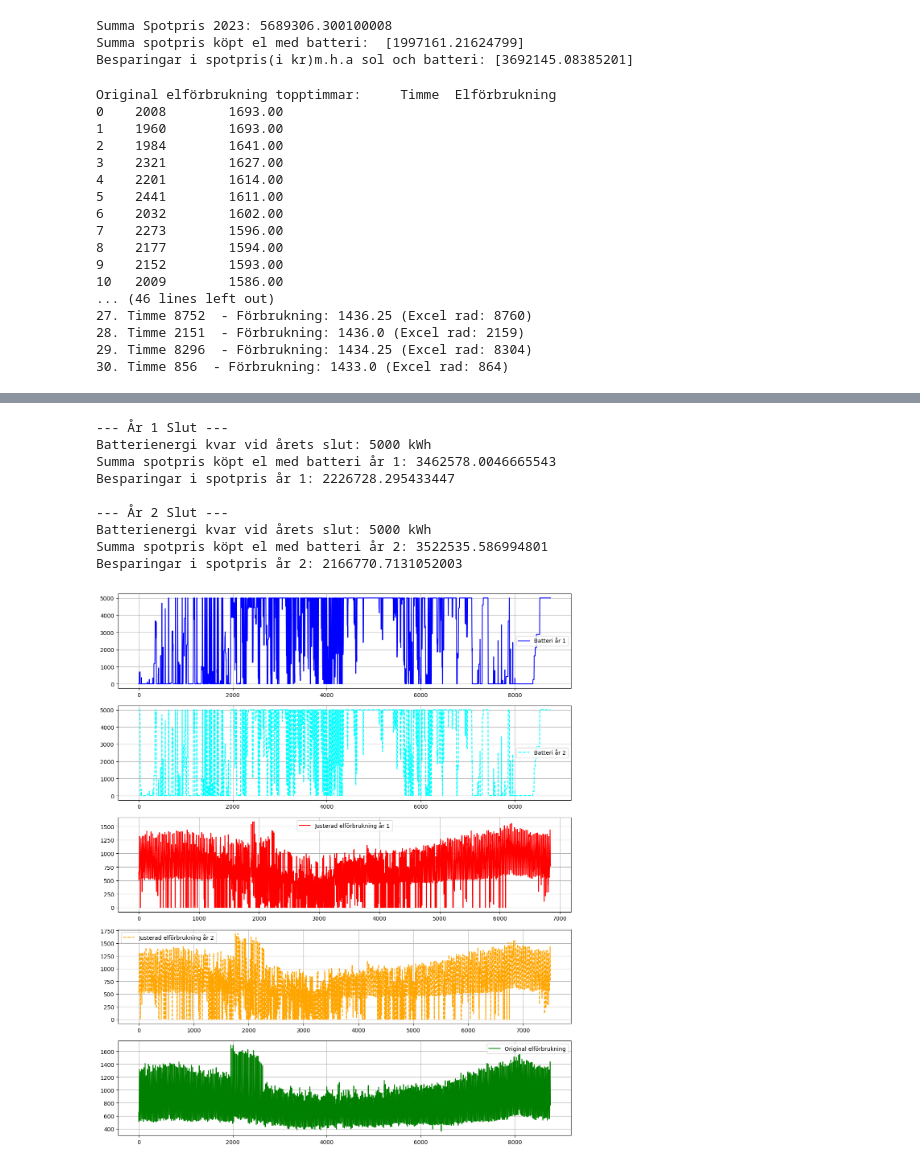
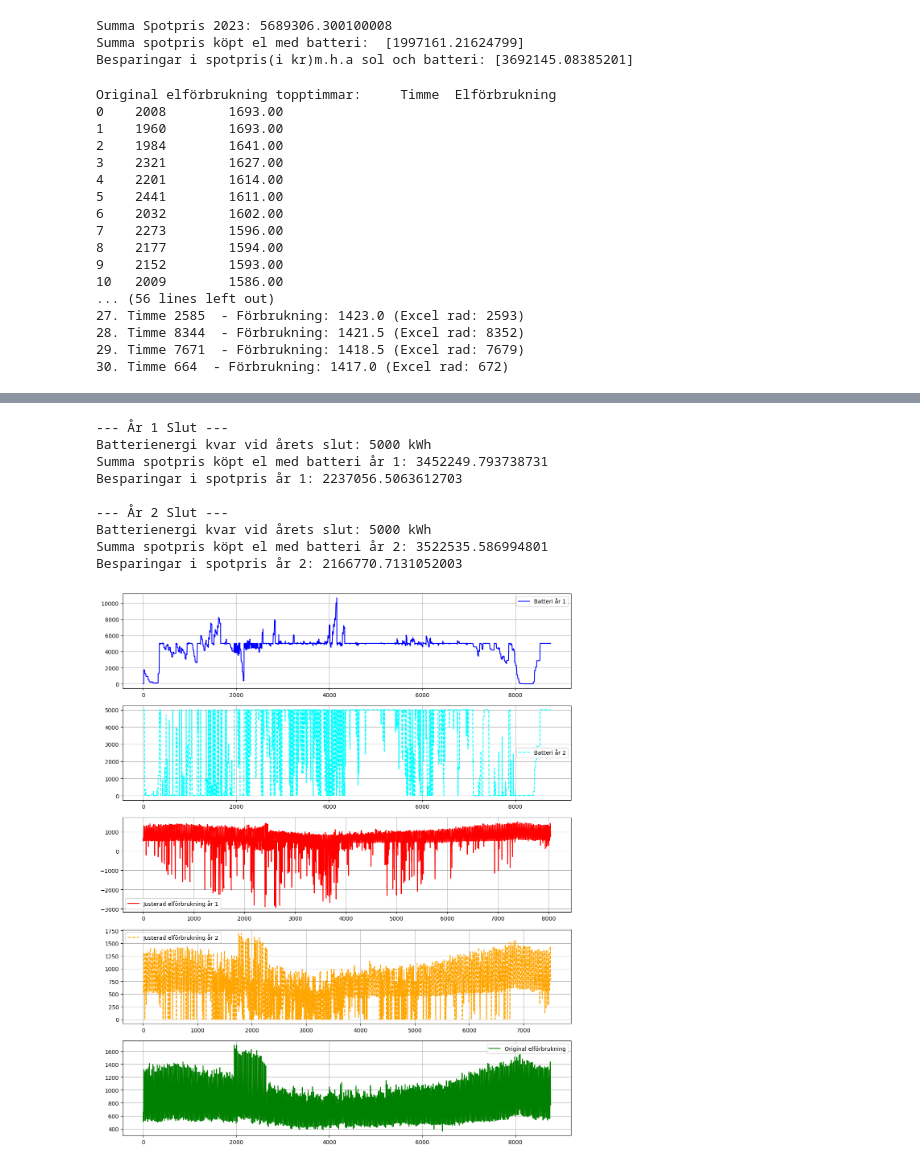
Before and after one commit to Jakobthuresson/Energigemenskaper, a Jupyter notebook: JohanModellTest.ipynb, the cells around one changed output, grey strips where cells are left out. Cells and saved outputs as stored; diff of their text form; code cells hidden in the pictures.

Commit message:
till merge

```diff
--- a/JohanModellTest.ipynb
+++ b/JohanModellTest.ipynb
@@ -140,7 +140,7 @@ batteriMaxKapacitet = 5000  # Max battery capacity in kWh
 maxFrånBatteri = 1500
 
 #Variabler som används i if-satser för kontroll av extremvärden av effekttopparna
-maxförbrukning_för_lagring = 1480
+#maxförbrukning_för_lagring = 1480
 
 hög_efterfrågan_gräns = 1480
 
@@ -172,42 +172,30 @@ for sol, abk, spot in zip(Sol, ABK, Spot):
         faktor = 0.1  # Mjukare kapning vid normal efterfrågan
 
     # Update battery and electricity cost based on conditions
-    if spot <= 35 and sol > 0 and diff >= 0 and abk < maxförbrukning_för_lagring:  # Store solar energy when spot price is low
+    if spot <= 35 and sol > 0 and diff < hög_efterfrågan_gräns:  # Store solar energy when spot price is low
         batteriKapacitet = min(batteriKapacitet + sol, batteriMaxKapacitet)
         KöptElSpotpris += spot * abk
         elförbrukning.append(abk)
         elförbrukning_index.append(timme)  # Spara den ursprungliga timmen
-    elif spot <= 35  and sol > 0 and abk >= maxförbrukning_för_lagring:
+    elif spot <= 35  and sol > 0 and diff >= hög_efterfrågan_gräns:
         energiFrånBatteri = min(batteriKapacitet * faktor, diff * faktor, maxFrånBatteri)
         batteriKapacitet -= energiFrånBatteri
         KöptElSpotpris += (diff - energiFrånBatteri) * spot
         elförbrukning.append(diff - energiFrånBatteri)
         elförbrukning_index.append(timme)  # Spara den ursprungliga timmen
-    elif 35 < spot < 100  and abk >= maxförbrukning_för_lagring:
+    elif 35 < spot < 100  and diff >= hög_efterfrågan_gräns:
         energiFrånBatteri = min(batteriKapacitet * faktor, diff * faktor, maxFrånBatteri)
         batteriKapacitet -= energiFrånBatteri
         KöptElSpotpris += (diff - energiFrånBatteri) * spot
         elförbrukning.append(diff - energiFrånBatteri)
         elförbrukning_index.append(timme)  # Spara den ursprungliga timmen
-    elif spot <= 35  and diff < 0 and abk < maxförbrukning_för_lagring:
+    elif spot <= 35  and diff < 0:
         batteriKapacitet = min(batteriKapacitet + (-diff), batteriMaxKapacitet)
     elif 35 < spot < 100 and sol > 0 and diff > 0:
         KöptElSpotpris += spot * diff
         elförbrukning.append(diff)
         elförbrukning_index.append(timme)  # Spara den ursprungliga timmen
-    elif 35 < spot < 100 and sol > 0 and diff > 0 and abk < maxförbrukning_för_lagring:
-        energiFrånBatteri = min(batteriKapacitet, diff, maxFrånBatteri)
-        batteriKapacitet -= energiFrånBatteri
-        KöptElSpotpris += (diff - energiFrånBatteri) * spot
-        elförbrukning.append(diff - energiFrånBatteri)
-        elförbrukning_index.append(timme)  # Spara den ursprungliga timmen
-    elif spot >= 100 and sol > 0 and diff > 0 and batteriKapacitet > 0 and abk < maxförbrukning_för_lagring:
-        energiFrånBatteri = min(batteriKapacitet, diff, maxFrånBatteri)
-        batteriKapacitet -= energiFrånBatteri
-        KöptElSpotpris += (diff - energiFrånBatteri) * spot
-        elförbrukning.append(diff - energiFrånBatteri)
-        elförbrukning_index.append(timme)  # Spara den ursprungliga timmen
-    elif spot >= 100 and sol > 0 and diff > 0 and batteriKapacitet > 0 and abk > maxförbrukning_för_lagring:
+    elif spot >= 100 and sol > 0:
         energiFrånBatteri = min(batteriKapacitet * faktor, diff * faktor, maxFrånBatteri)
         batteriKapacitet -= energiFrånBatteri
         KöptElSpotpris += (diff - energiFrånBatteri) * spot
@@ -215,14 +203,8 @@ for sol, abk, spot in zip(Sol, ABK, Spot):
         elförbrukning_index.append(timme)  # Spara den ursprungliga timmen
     elif spot > 35 and sol > 0 and diff < 0:
         batteriKapacitet = min(batteriKapacitet + (-diff), batteriMaxKapacitet)
-    elif sol == 0 and batteriKapacitet > 0 and spot >= 100 and abk < maxförbrukning_för_lagring:
-        energiFrånBatteri = min(batteriKapacitet, abk, maxFrånBatteri)
-        batteriKapacitet -= energiFrånBatteri
-        KöptElSpotpris += (abk - energiFrånBatteri) * spot
-        elförbrukning.append(max(0, abk - energiFrånBatteri))
-        elförbrukning_index.append(timme)  # Spara den ursprungliga timmen
-    elif sol == 0 and batteriKapacitet > 0 and spot >= 100 and abk > maxförbrukning_för_lagring:
-        energiFrånBatteri = min(batteriKapacitet * faktor, abk, maxFrånBatteri)
+    elif sol == 0 and spot >= 100 and diff > hög_efterfrågan_gräns:
+        energiFrånBatteri = min(batteriKapacitet * faktor, diff * faktor, maxFrånBatteri)
         batteriKapacitet -= energiFrånBatteri
         KöptElSpotpris += (abk - energiFrånBatteri) * spot
         elförbrukning.append(max(0, abk - energiFrånBatteri))
@@ -231,6 +213,11 @@ for sol, abk, spot in zip(Sol, ABK, Spot):
         KöptElSpotpris += abk * spot
         elförbrukning.append(abk)
         elförbrukning_index.append(timme)  # Spara den ursprungliga timmen
+
+
+    # 📌 Lägg till denna kontroll efter att batterikapaciteten uppdaterats
+    if timme in [2152, 2128, 2129, 8104, 2153, 8080, 2104, 2105, 7984, 8032]:
+        print(f"Timme {timme}: Batterikapacitet = {batteriKapacitet}, Diff = {diff}, Spotpris = {spot}")
 
     battery_values.append(batteriKapacitet)
     timme += 1
@@ -348,38 +335,38 @@ ax[2].plot(elförbrukning, label='Justerad elförbrukning år 1', color='red')
 ax[3].plot(elförbrukning_year2, label='Justerad elförbrukning år 2', color='orange', linestyle='dashed')
 ax[4].plot(original_consumption, label='Original elförbrukning', color='green')
 
 for a in ax:
     a.legend()
     a.grid(True)
 
 plt.tight_layout()
 plt.show()
 # %% [output]
 Original elförbrukning topptimmar:     Timme  Elförbrukning
 0    2008        1693.00
 1    1960        1693.00
 2    1984        1641.00
 3    2321        1627.00
 4    2201        1614.00
 5    2441        1611.00
 6    2032        1602.00
 7    2273        1596.00
 8    2177        1594.00
 9    2152        1593.00
 10   2009        1586.00
-... (46 lines left out)
-27. Timme 8752  - Förbrukning: 1436.25 (Excel rad: 8760)
-28. Timme 2151  - Förbrukning: 1436.0 (Excel rad: 2159)
-29. Timme 8296  - Förbrukning: 1434.25 (Excel rad: 8304)
-30. Timme 856  - Förbrukning: 1433.0 (Excel rad: 864)
+... (56 lines left out)
+27. Timme 2585  - Förbrukning: 1423.0 (Excel rad: 2593)
+28. Timme 8344  - Förbrukning: 1421.5 (Excel rad: 8352)
+29. Timme 7671  - Förbrukning: 1418.5 (Excel rad: 7679)
+30. Timme 664  - Förbrukning: 1417.0 (Excel rad: 672)
 [figure]
 --- År 1 Slut ---
 Batterienergi kvar vid årets slut: 5000 kWh
-Summa spotpris köpt el med batteri år 1: 3462578.0046665543
-Besparingar i spotpris år 1: 2226728.295433447
+Summa spotpris köpt el med batteri år 1: 3452249.793738731
+Besparingar i spotpris år 1: 2237056.5063612703
 
 --- År 2 Slut ---
 Batterienergi kvar vid årets slut: 5000 kWh
 Summa spotpris köpt el med batteri år 2: 3522535.586994801
 Besparingar i spotpris år 2: 2166770.7131052003
-[figure, old version]
+[figure, new version]
```
